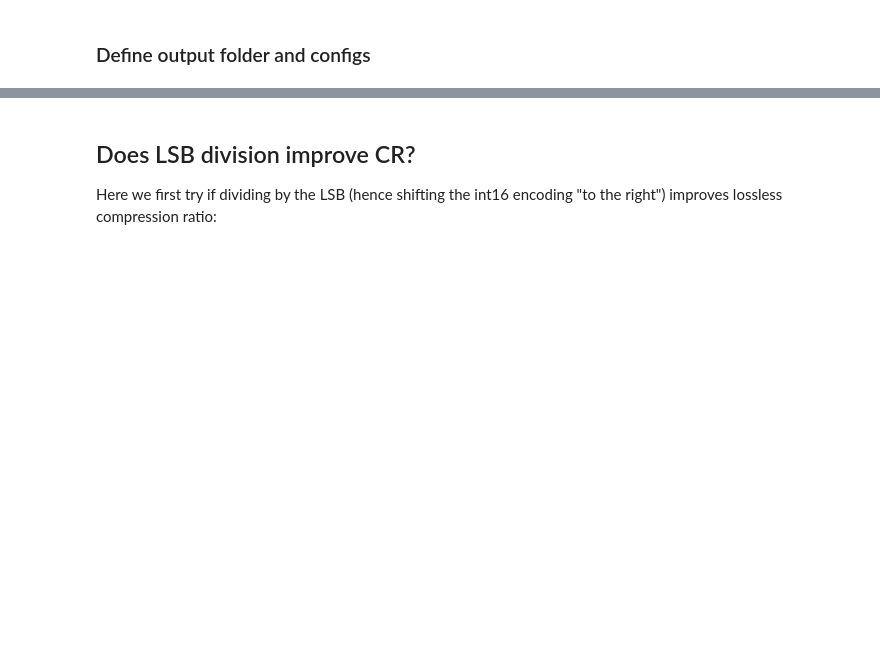
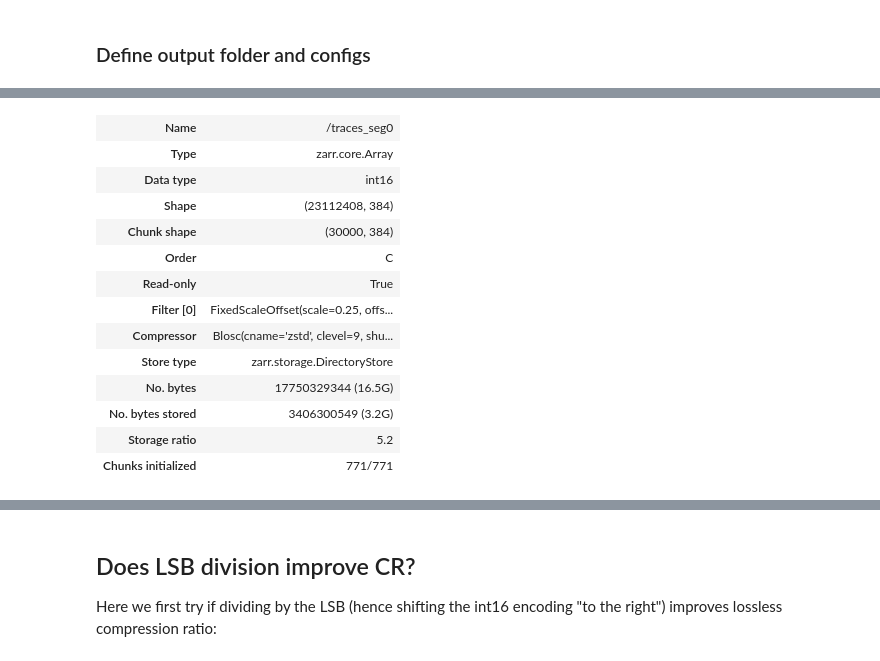
Before and after one commit to AllenNeuralDynamics/ephys-compression, a Jupyter notebook: notebooks/zarr-compression.ipynb, the cells around one changed output, grey strips where cells are left out. Cells and saved outputs as stored; diff of their text form; code cells hidden in the pictures; blank space fills up the shorter version.

```diff
--- a/notebooks/zarr-compression.ipynb
+++ b/notebooks/zarr-compression.ipynb
@@ -233,0 +235,6 @@ blosc.use_threads = True
+# %%
+if stub is not None:
+    end_frame = int(stub * rec.get_sampling_frequency())
+    rec_stub = rec.frame_slice(start_frame=0, end_frame=end_frame)
+else:
+    rec_stub = rec
@@ -233,0 +244,22 @@ blosc.use_threads = True
+# %%
+rec_stub_r = si.scale(rec_stub, gain=1., offset=-median_values, dtype="int16")
+rec_stub_r = si.scale(rec_stub_r, gain=1. / lsb, dtype="int16")
+
+zarr_path = zarr_output_folder / f"{zarr_root}_trunc{trunc_bit}_int16_LSB.zarr"
+if overwrite:
+    if zarr_path.is_dir():
+        shutil.rmtree(zarr_path)
+
+t_start = time.perf_counter()
+# first apply offset, then lsb
+filters = trunc_filter(trunc_bit, rec_stub_r)
+print(filters)
+rec_zarr_int16 = rec_stub_r.save(format="zarr", zarr_path=zarr_path,
+                                 compressor=compressor, filters=filters,
+                                 **job_kwargs)
+cr_int16 = rec_zarr_int16.get_annotation("compression_ratio")
+rec_zarr_int16.set_channel_gains(rec_zarr_int16.get_channel_gains() * lsb)
+
+t_stop = time.perf_counter()
+elapsed_time = np.round(t_stop - t_start, 2)
+print(f"Elapsed time truncation: {trunc_bit} - INT16: {elapsed_time}s - CR: {cr_int16}")
@@ -233,0 +299,17 @@ blosc.use_threads = True
+# %%
+rec_zarr_int16._recording_segments[0]._timeseries.info
+# %% [output]
+| Name | /traces_seg0 |
+| Type | zarr.core.Array |
+| Data type | int16 |
+| Shape | (23112408, 384) |
+| Chunk shape | (30000, 384) |
+| Order | C |
+| Read-only | True |
+| Filter [0] | FixedScaleOffset(scale=0.25, offs... |
+| Compressor | Blosc(cname='zstd', clevel=9, shu... |
+| Store type | zarr.storage.DirectoryStore |
+| No. bytes | 17750329344 (16.5G) |
+| No. bytes stored | 3406300549 (3.2G) |
+| Storage ratio | 5.2 |
+| Chunks initialized | 771/771 |
```
Also changed, not shown: parts of 61 cells of this notebook, 14 other files.
